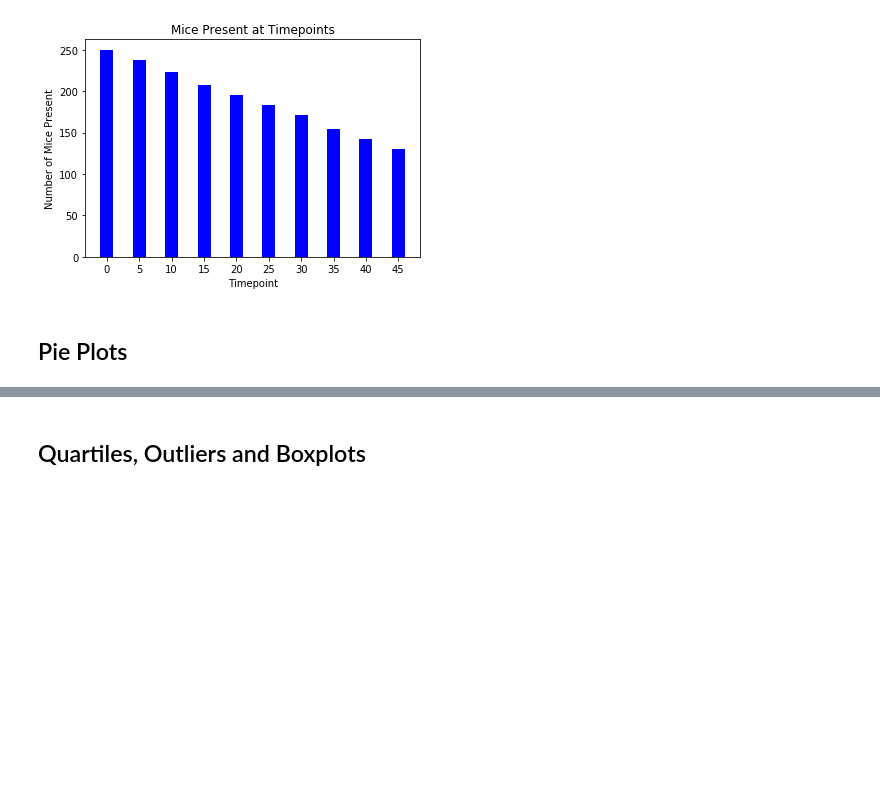
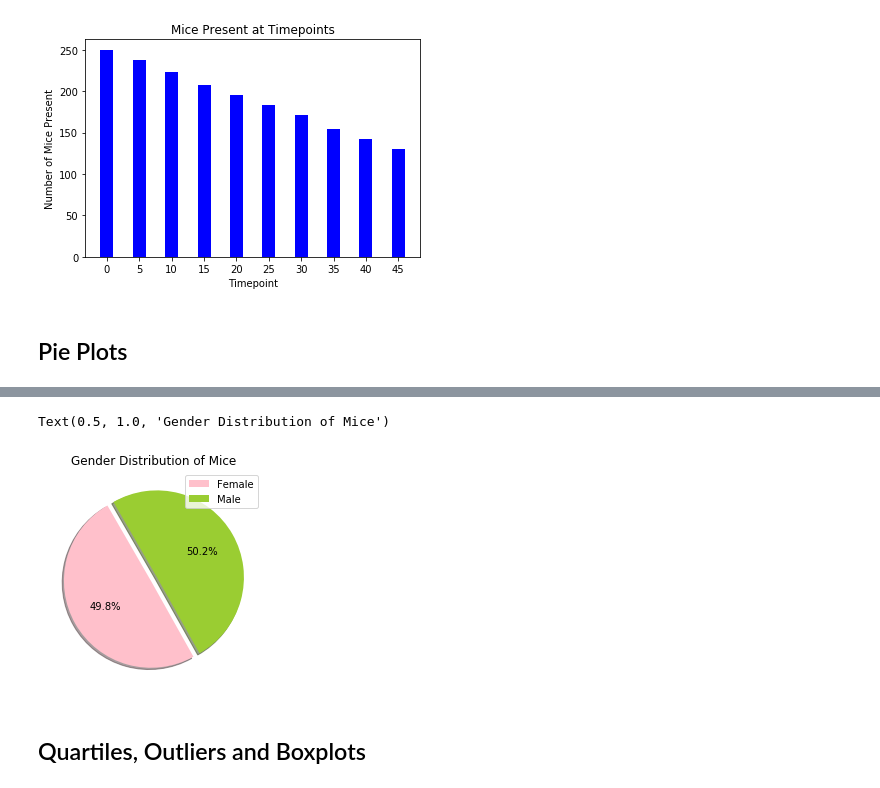
Before and after one commit to bonem97/Matplotlib-Challenge, a Jupyter notebook: pymaceuticals.ipynb, the cells around one changed output, grey strips where cells are left out. Cells and saved outputs as stored; diff of their text form; code cells hidden in the pictures; blank space fills up the shorter version.

```diff
--- a/pymaceuticals.ipynb
+++ b/pymaceuticals.ipynb
@@ -173,11 +173,14 @@ NameError: name 'sizes' is not defined
 # %%
 # Generate a pie plot showing the distribution of female versus male mice using pyplot
 lable = 'Female', 'Male'
 sizes = df2
-colors = ['gold', 'yellowgreen']
-explode = (0, 0)
+colors = ['pink', 'yellowgreen']
+explode = (0.04, 0.04)
 plt.pie(sizes, explode=explode, colors=colors, autopct='%1.1f%%', shadow=True, startangle=120)
 plt.legend(labels=lable, loc="best")
 plt.title('Gender Distribution of Mice')
+# %% [output]
+Text(0.5, 1.0, 'Gender Distribution of Mice')
+[figure, added]
 # %% [markdown]
 ## Quartiles, Outliers and Boxplots
```
Also changed, not shown: parts of 4 cells of this notebook.
